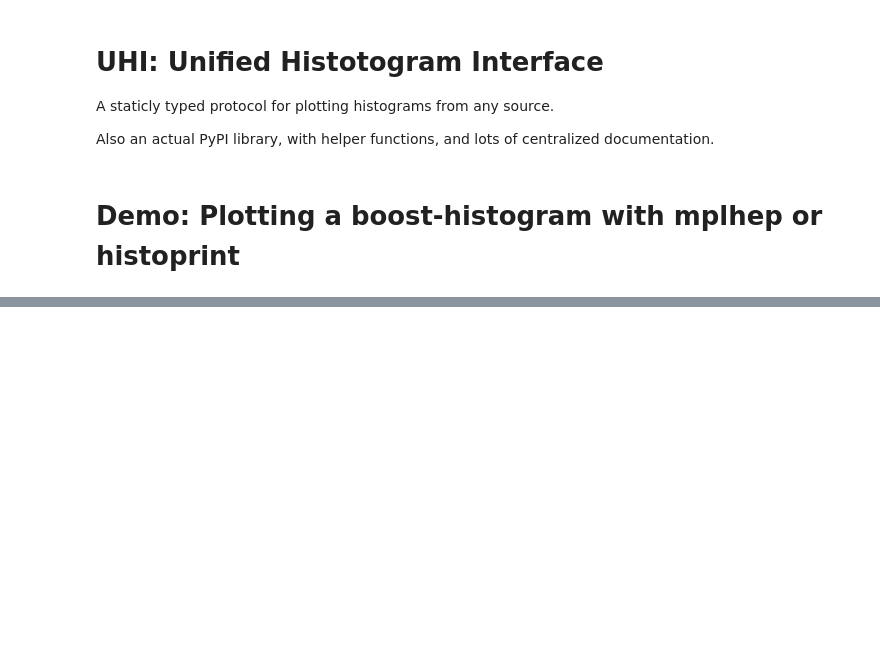
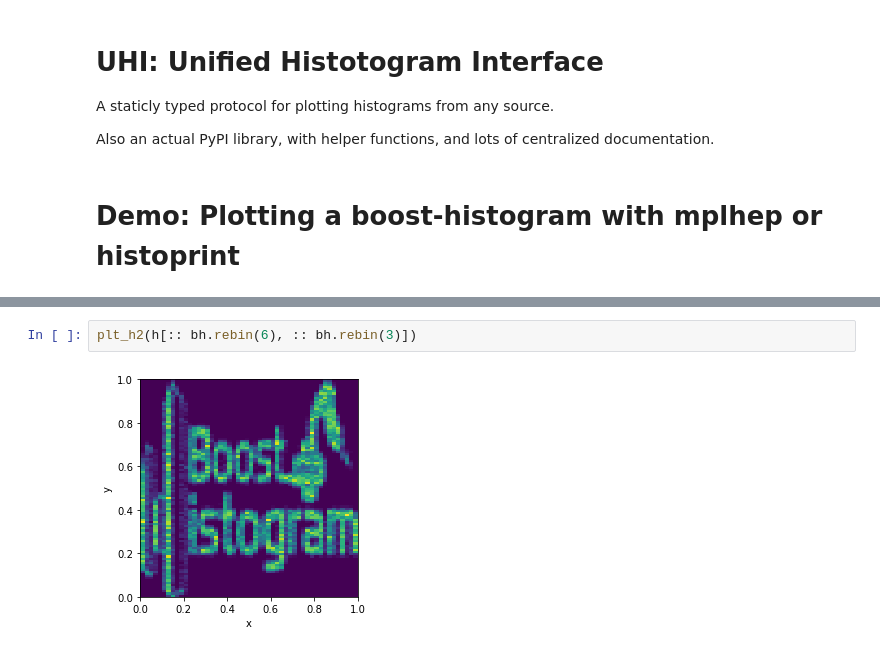
Before and after one commit to henryiii/histogram-tutorial, a Jupyter notebook: talk_1_bh_uhi.ipynb, the cells around one changed output, grey strips where cells are left out. Cells and saved outputs as stored; diff of their text form; blank space fills up the shorter version.

```diff
--- a/talk_1_bh_uhi.ipynb
+++ b/talk_1_bh_uhi.ipynb
@@ -37,0 +86,4 @@ Also an actual PyPI library, with helper functions, and lots of centralized docu
+# %%
+plt_h2(h[:: bh.rebin(6), :: bh.rebin(3)])
+# %% [output]
+[figure, added]
```
Also changed, not shown: parts of 12 cells of this notebook, 3 other files.
